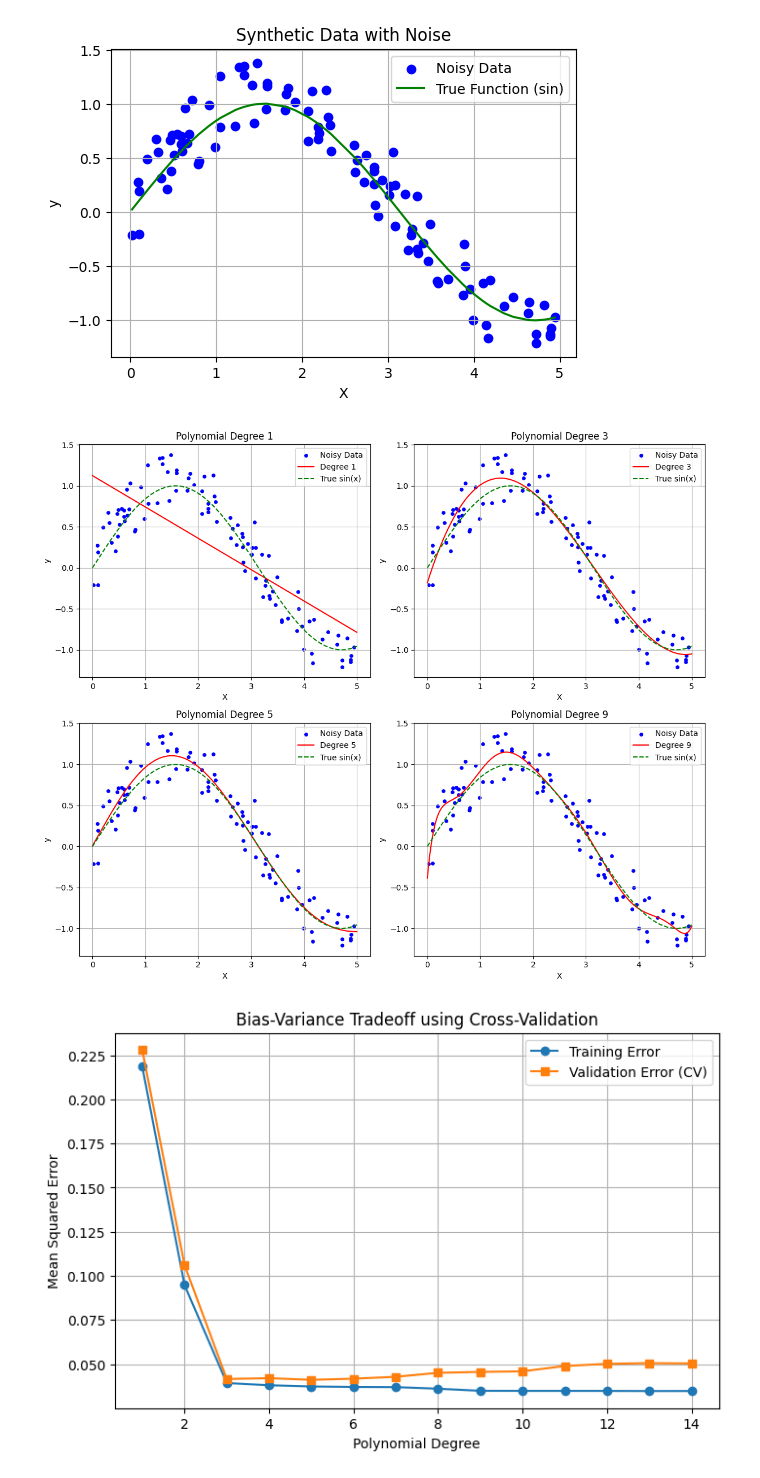
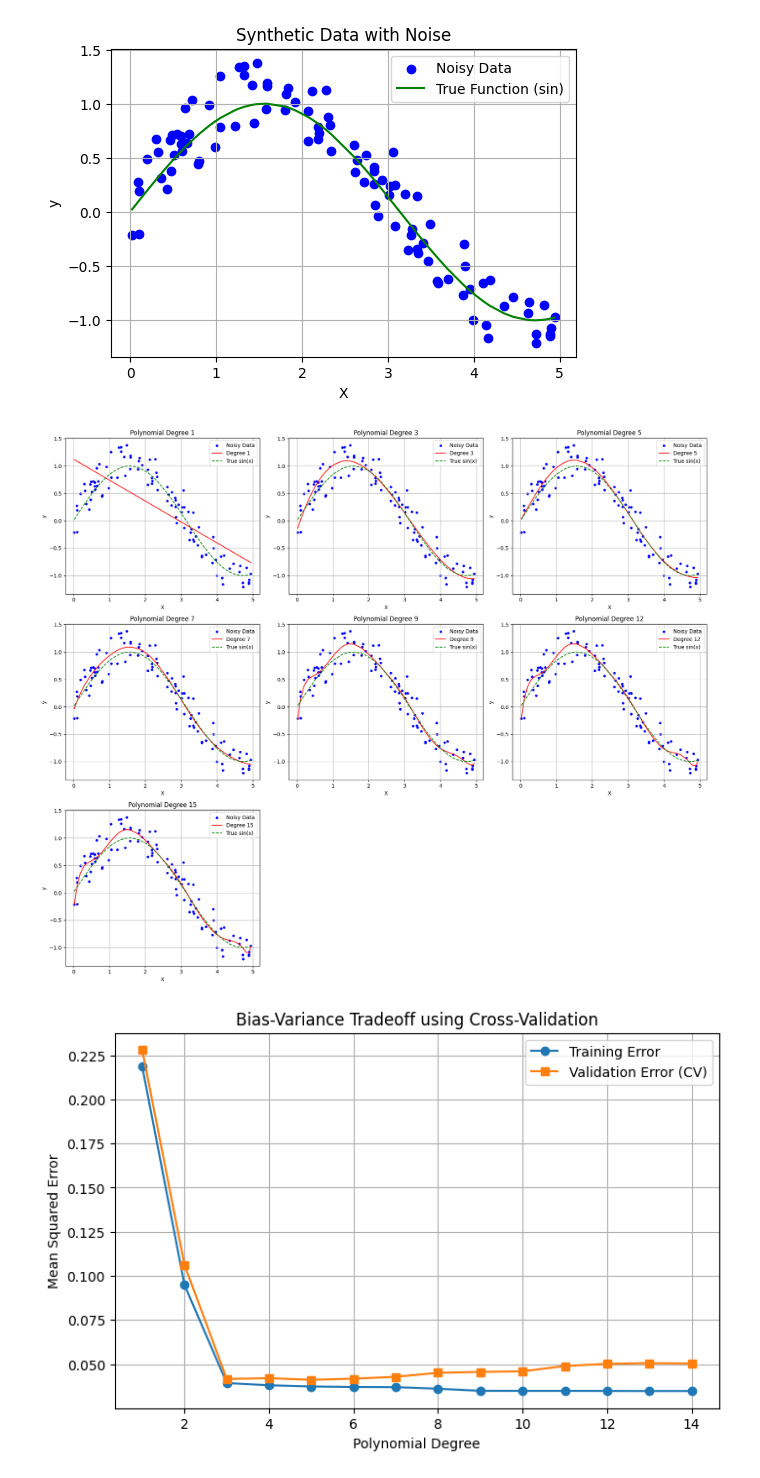
Before and after one commit to thebbyo/MachineLearningLab, a Jupyter notebook: lab02.ipynb, the cells around one changed output. Drawn from its saved outputs; the diff is of its cells as text; code cells hidden in the pictures.

```diff
--- a/lab02.ipynb
+++ b/lab02.ipynb
@@ -27,33 +27,32 @@ plt.show()
 # %% [output]
 [figure]
 # %%
-degrees = [1, 3, 5, 9]
-plt.figure(figsize=(12, 10))
+degrees = [1, 3, 5, 7, 9, 12, 15]  # Added degrees 7, 12, and 15
+plt.figure(figsize=(18, 15))       # Make figure larger to fit more plots
+
 for i, degree in enumerate(degrees, 1):
     poly = PolynomialFeatures(degree)
     X_poly = poly.fit_transform(X)
 
     model = LinearRegression()
     model.fit(X_poly, y)
 
-    X_test = np.linspace(0, 5, 200).reshape(-1, 1)
-    X_test_poly = poly.transform(X_test)
-    y_pred = model.predict(X_test_poly)
+    y_pred = model.predict(X_poly)
 
-    plt.subplot(2, 2, i)
+    plt.subplot(3, 3, i)  # 3x3 grid because 7 plots (row=3, col=3)
     plt.scatter(X, y, color='blue', s=15, label='Noisy Data')
-    plt.plot(X_test, y_pred, color='red', label=f'Degree {degree}')
-    plt.plot(X_test, np.sin(X_test), color='green', linestyle='--', label='True sin(x)')
+    plt.plot(X, y_pred, color='red', label=f'Degree {degree}')
+    plt.plot(X, np.sin(X), color='green', linestyle='--', label='True sin(x)')
     plt.title(f"Polynomial Degree {degree}")
     plt.xlabel("X")
     plt.ylabel("y")
     plt.legend()
     plt.grid(True)
 
 plt.tight_layout()
 plt.show()
 # %% [output]
-[figure, old version]
+[figure, new version]
 # %%
 
 # Bias-Variance Tradeoff using Cross Validation
```
Also changed, not shown: parts of 1 cell of this notebook.
